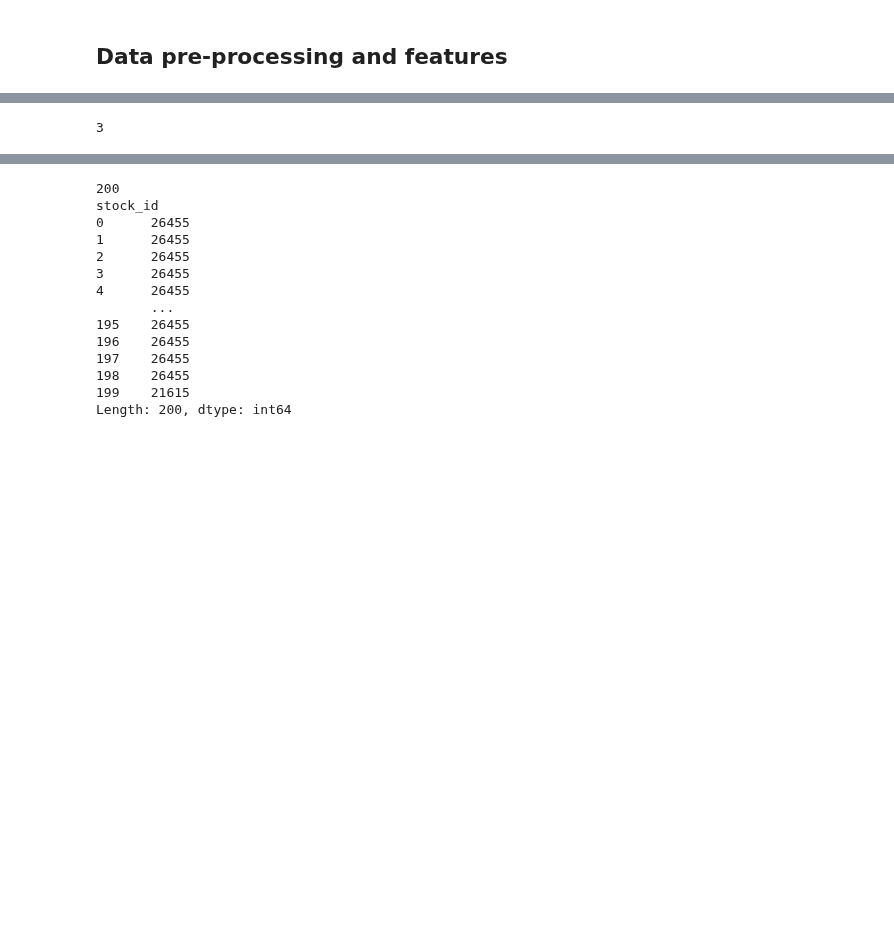
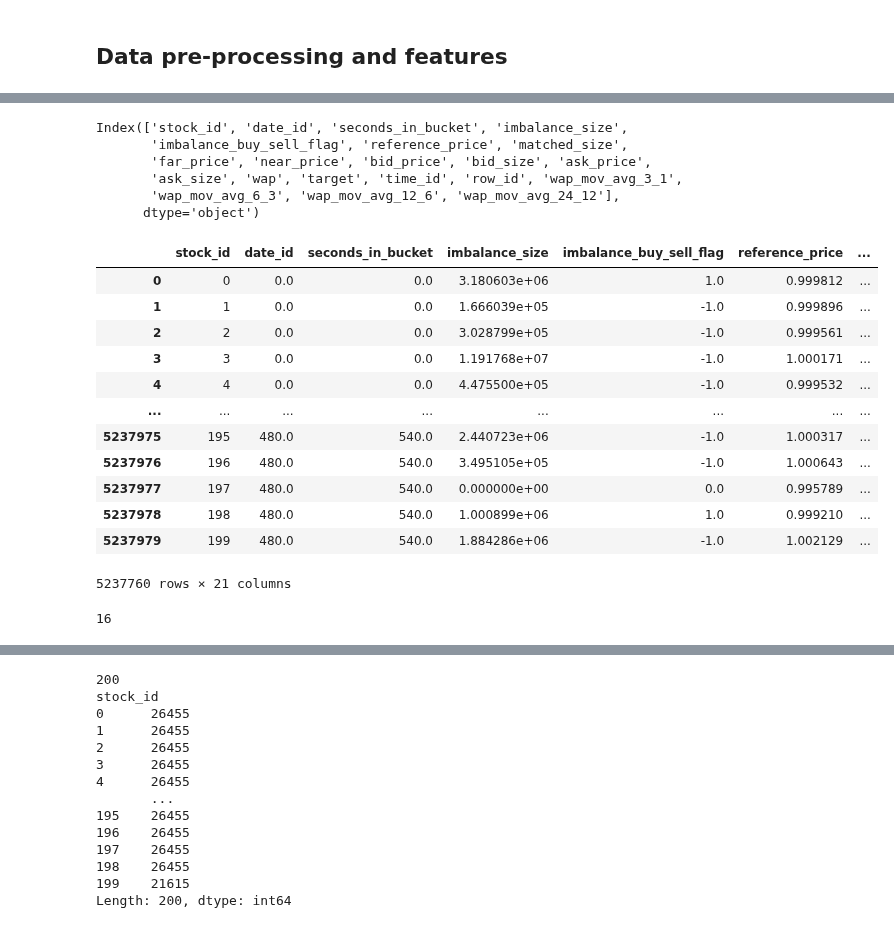
Before and after one commit to florencetsang/optiver2023, a Jupyter notebook: florence/transformer_encoder.ipynb, the cells around one changed output, grey strips where cells are left out. Saved outputs shown, nothing was run; the diff lists cells and outputs as text; code cells hidden in the pictures; blank space fills up the shorter version.

```diff
--- a/florence/transformer_encoder.ipynb
+++ b/florence/transformer_encoder.ipynb
@@ -172,9 +185,22 @@ def init_weights(m):
 df = pd.read_csv(
     "../optiver-trading-at-the-close/train.csv",
     dtype={
+        # stock_id should be int64 / long for embedding
+        "date_id": np.float32,
+        "seconds_in_bucket": np.float32,
         "imbalance_size": np.float32,
+        "imbalance_buy_sell_flag": np.float32,
         "reference_price": np.float32,
         "matched_size": np.float32,
+        "far_price": np.float32,
+        "near_price": np.float32,
+        "bid_price": np.float32,
+        "bid_size": np.float32,
+        "ask_price": np.float32,
+        "ask_size": np.float32,
+        "wap": np.float32,
+        "target": np.float32,
+        "time_id": np.float32,
     },
 )
 raw_df = df
@@ -198,3 +225,24 @@ df
 5237980 rows × 17 columns
 # %% [markdown]
 ## Data pre-processing and features
+# %%
+processors = [
+    RemoveRecordsByStockDateIdPreprocessor([
+        {"stock_id": 19, "date_id": 438},
+        {"stock_id": 101, "date_id": 328},
+        {"stock_id": 131, "date_id": 35},
+        {"stock_id": 158, "date_id": 388},
+    ]),
+    FarNearPriceFillNaPreprocessor(),
+    # ReduceMemUsageDataPreprocessor(verbose=True),
+    # BasicFeaturesPreprocessor(),
+    # DupletsTripletsPreprocessor(),
+    MovingAvgPreProcessor("wap"),
+    MovingAvgFillNaPreprocessor("wap", 1.0),
+    # StockIdFeaturesPreProcessor(),
+    # DropTargetNADataPreprocessor(),
+    # RemoveIrrelevantFeaturesDataPreprocessor(['stock_id', 'date_id','time_id', 'row_id']),
+    # FillNaPreProcessor(),
+    # PolynomialFeaturesPreProcessor(),
+]
+processor = CompositeDataPreprocessor(processors)
@@ -201,7 +263,46 @@ df
+# %%
+print(df.columns)
+display(df)
+# %% [output]
+Index(['stock_id', 'date_id', 'seconds_in_bucket', 'imbalance_size',
+       'imbalance_buy_sell_flag', 'reference_price', 'matched_size',
+       'far_price', 'near_price', 'bid_price', 'bid_size', 'ask_price',
+       'ask_size', 'wap', 'target', 'time_id', 'row_id', 'wap_mov_avg_3_1',
+       'wap_mov_avg_6_3', 'wap_mov_avg_12_6', 'wap_mov_avg_24_12'],
+      dtype='object')
+|  | stock_id | date_id | seconds_in_bucket | imbalance_size | imbalance_buy_sell_flag | reference_price | ... |
+| 0 | 0 | 0.0 | 0.0 | 3.180603e+06 | 1.0 | 0.999812 | ... |
+| 1 | 1 | 0.0 | 0.0 | 1.666039e+05 | -1.0 | 0.999896 | ... |
+| 2 | 2 | 0.0 | 0.0 | 3.028799e+05 | -1.0 | 0.999561 | ... |
+| 3 | 3 | 0.0 | 0.0 | 1.191768e+07 | -1.0 | 1.000171 | ... |
+| 4 | 4 | 0.0 | 0.0 | 4.475500e+05 | -1.0 | 0.999532 | ... |
+| ... | ... | ... | ... | ... | ... | ... | ... |
+| 5237975 | 195 | 480.0 | 540.0 | 2.440723e+06 | -1.0 | 1.000317 | ... |
+| 5237976 | 196 | 480.0 | 540.0 | 3.495105e+05 | -1.0 | 1.000643 | ... |
+| 5237977 | 197 | 480.0 | 540.0 | 0.000000e+00 | 0.0 | 0.995789 | ... |
+| 5237978 | 198 | 480.0 | 540.0 | 1.000899e+06 | 1.0 | 0.999210 | ... |
+| 5237979 | 199 | 480.0 | 540.0 | 1.884286e+06 | -1.0 | 1.002129 | ... |
+5237760 rows × 21 columns
 # %%
-feat_dynamic_real = ["imbalance_size", "reference_price", "matched_size"]
-# feat_dynamic_real = []
+feat_dynamic_real = [
+    "date_id",
+    "seconds_in_bucket",
+    "imbalance_size",
+    "reference_price",
+    "matched_size",
+    "far_price",
+    "near_price",
+    "bid_price",
+    "bid_size",
+    "ask_price",
+    "ask_size",
+    "wap",
+    "wap_mov_avg_3_1",
+    "wap_mov_avg_6_3",
+    "wap_mov_avg_12_6",
+    "wap_mov_avg_24_12",
+]
 num_input_features = len(feat_dynamic_real)
 print(num_input_features)
 # %% [output]
-3
+16
```
Also changed, not shown: parts of 21 cells of this notebook, 2 other files.
